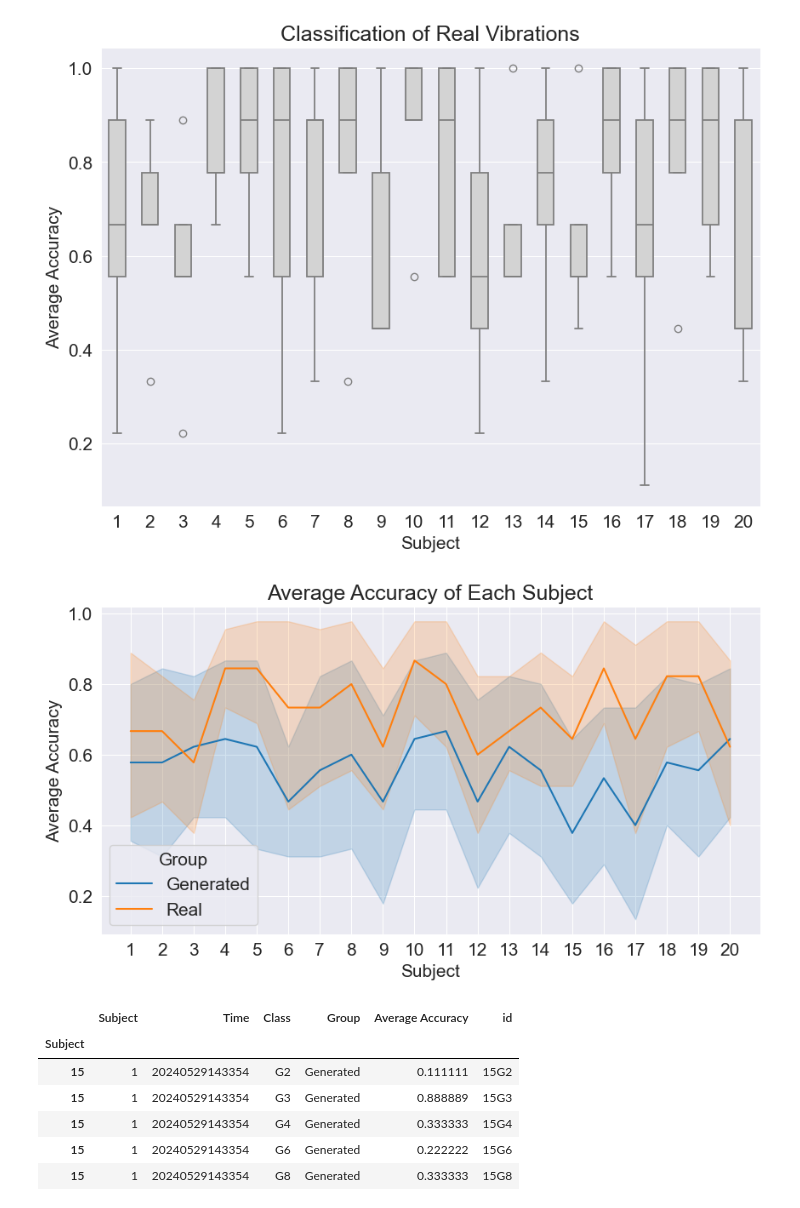
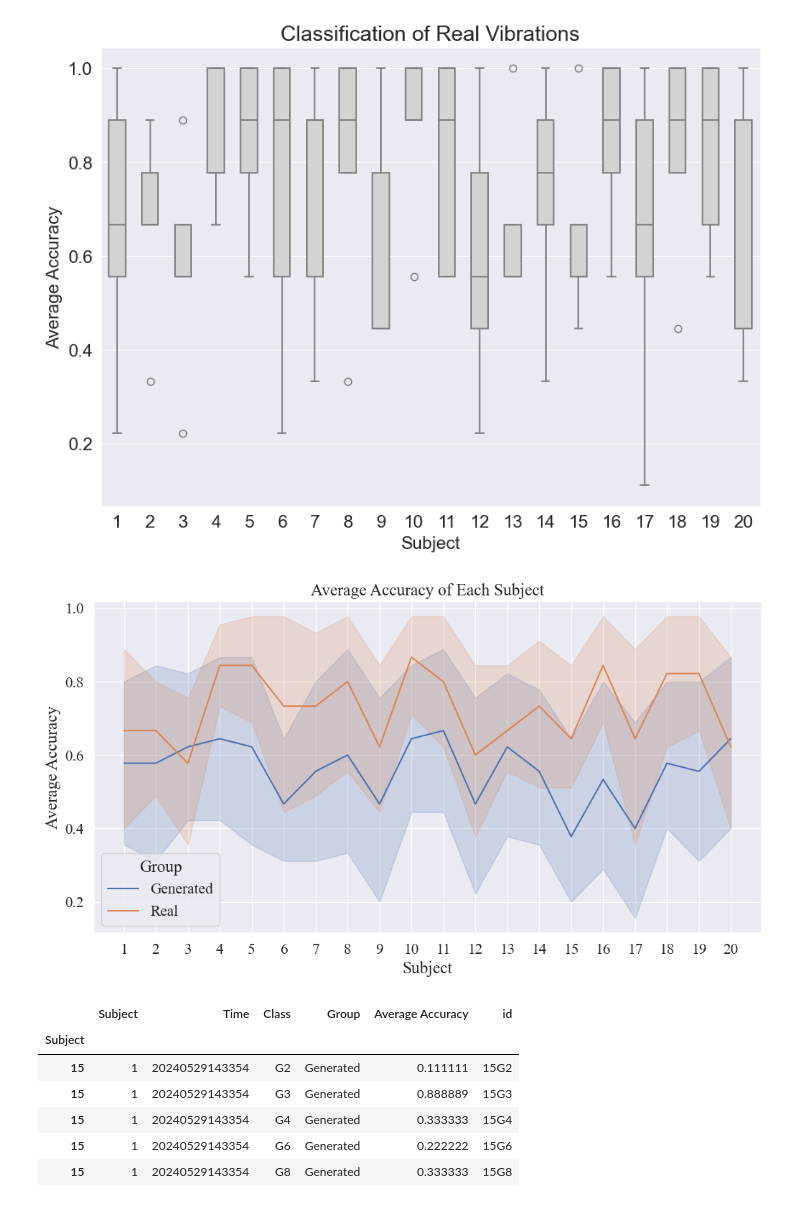
Before and after one commit to shinolab/vibrotactile-autoencoder, a Jupyter notebook: result_analysis.ipynb, the cells around one changed output. Saved outputs shown, nothing was run; the diff lists cells and outputs as text; code cells hidden in the pictures.

```diff
--- a/result_analysis.ipynb
+++ b/result_analysis.ipynb
@@ -340,6 +340,7 @@ cm.plot(
 [figure]
 # %%
 import seaborn as sns
+sns.set_theme(font='Times New Roman', font_scale=1.5)
 
 df_avgacc = {'Class': [],
              'Group': [],
@@ -372,11 +373,8 @@ for dir in dir_list:
 
 df_avgacc = pd.DataFrame(df_avgacc)
 
-plt.figure(figsize=(10, 7))
-sns.set_style("darkgrid")
+plt.figure(figsize=(7, 6))
 plt.title('Average Accuracy of Each Class')
-sns.barplot(x="Class", y="Average Accuracy", data=df_avgacc, hue="Group", width=0.6, linewidth=1.3, palette="Set2")
-plt.show()
-
+sns.barplot(x="Class", y="Average Accuracy", data=df_avgacc, hue="Group", width=0.6, linewidth=1.3)
 plt.savefig('ClassAccuracy.png', dpi = 300)
 # %% [output]
@@ -385,6 +382,5 @@ plt.savefig('ClassAccuracy.png', dpi = 300)
 # %%
 plt.figure(figsize=(10, 7))
-sns.set_style("darkgrid")
 plt.title('Subject Accuracy of each Class')
 sns.lineplot(x="Class", y="Average Accuracy", data=df_avgacc, hue="Group")
 plt.show()
@@ -467,16 +463,15 @@ df_avgacc_r.to_csv('AccuracyTableR.csv')
 # %% [output]
 [figure]
 # %%
-plt.figure(figsize=(10, 5))
+plt.figure(figsize=(12, 6))
 df_avgacc = pd.concat([df_avgacc_g, df_avgacc_r])
 df_avgacc.to_csv('Accuracy.csv')
-sns.set_style("darkgrid")
 sns.lineplot(x="Subject", y="Average Accuracy", data=df_avgacc, hue="Group")
 plt.xticks(list(range(1, 21)))
 plt.title('Average Accuracy of Each Subject')
 plt.savefig('SubjectAccuracy.png', dpi = 300)
 # %% [output]
-[figure, old version]
+[figure, new version]
 # %%
 acc_g = df_avgacc_g.groupby('Subject')['Average Accuracy'].mean()
 acc_r = df_avgacc_r.groupby('Subject')['Average Accuracy'].mean()
```
Also changed, not shown: parts of 2 cells of this notebook.
